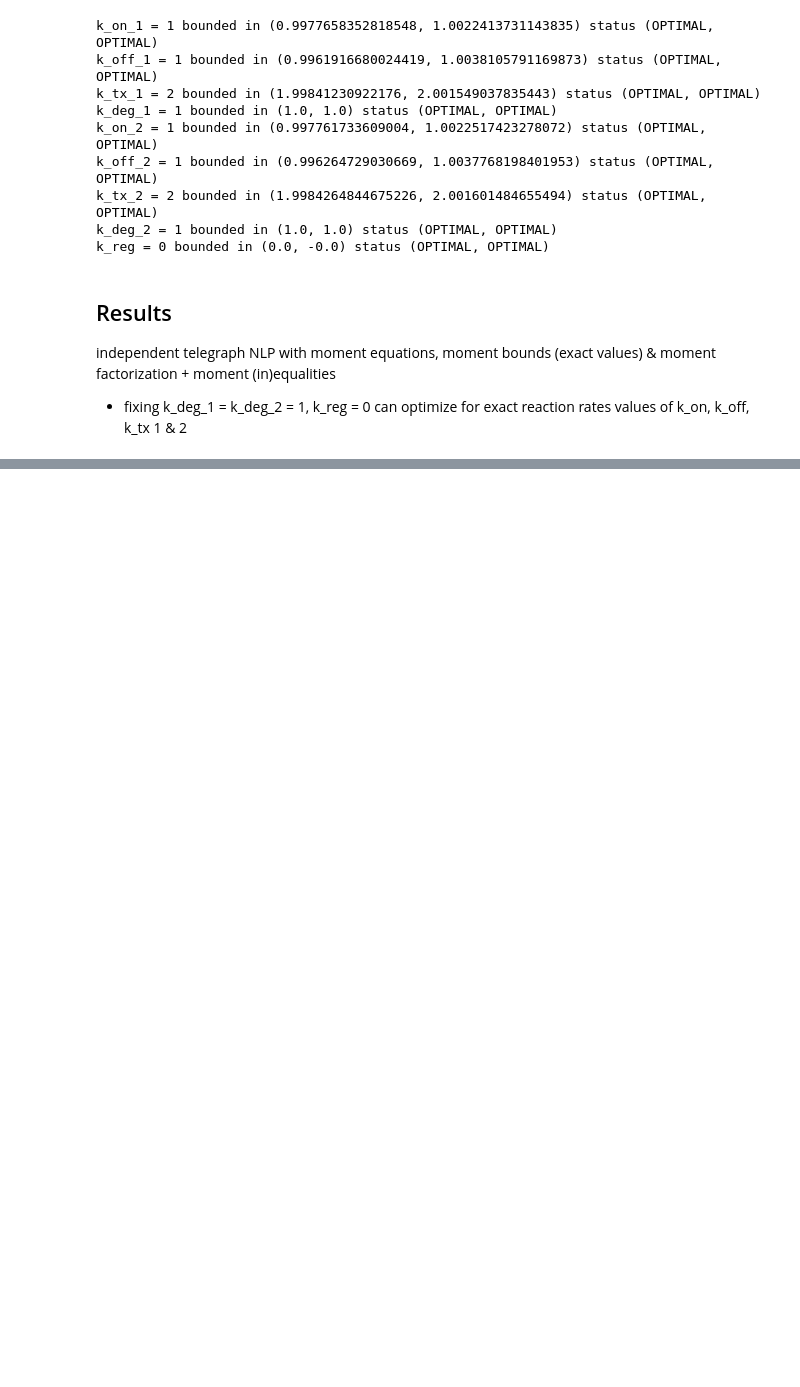
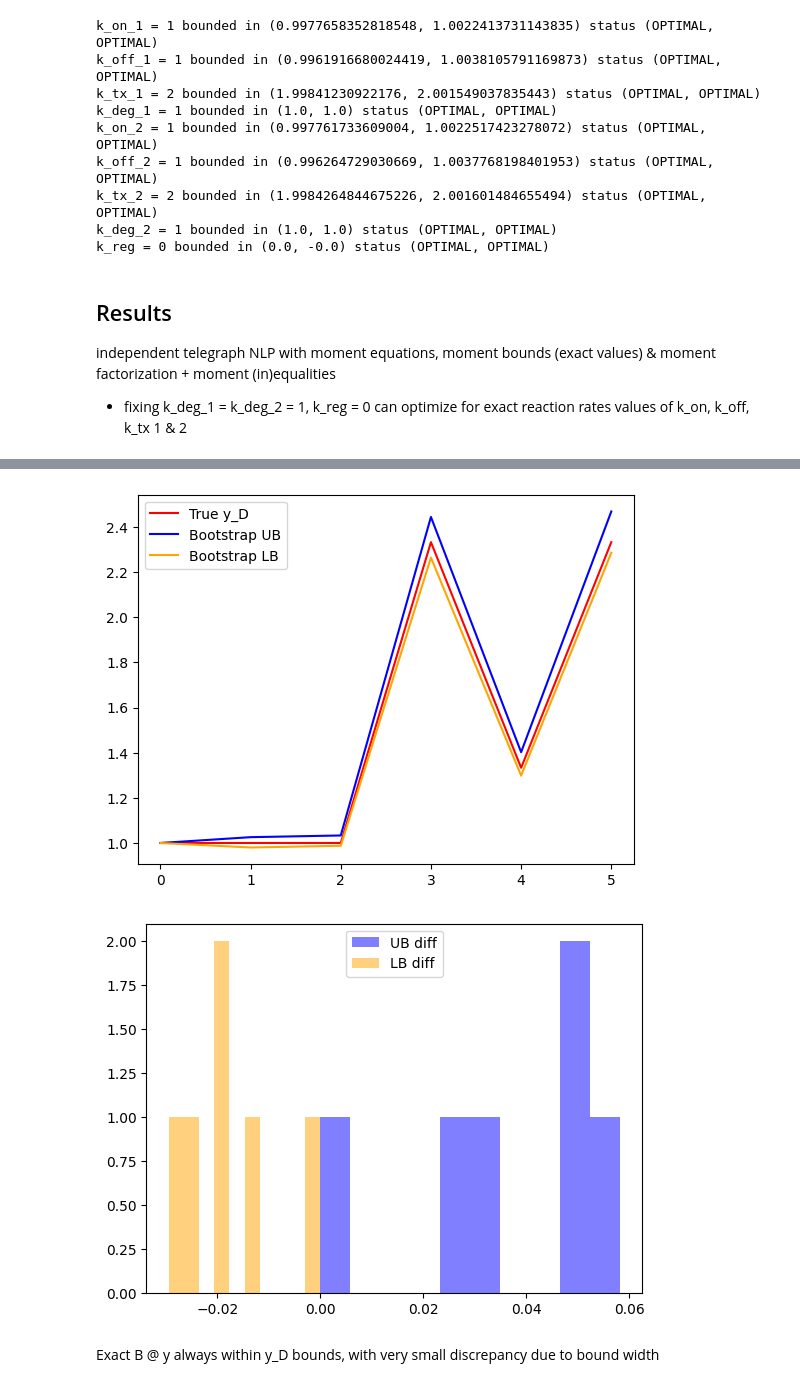
Before and after one commit to willjgh/M5R, a Jupyter notebook: Interaction/Moment-equations/Validation/exact-moments.ipynb, the cells around one changed output, grey strips where cells are left out. Drawn from its saved outputs; the diff is of its cells as text; code cells hidden in the pictures; blank space fills up the shorter version.

Commit message:
Validate NLP code for independent BD & TE, Moment matrices for indep BD, Capture scaling matrix for indep BD. Remains to validate TE moment matrices and SDP algorithm.

```diff
--- a/Interaction/Moment-equations/Validation/exact-moments.ipynb
+++ b/Interaction/Moment-equations/Validation/exact-moments.ipynb
@@ -1036,0 +943,60 @@ plt.colorbar(cmap='plasma')
+# %%
+# parameters
+params = {
+    'k_tx_1': 2,
+    'k_tx_2': 2,
+    'k_deg_1': 1,
+    'k_deg_2': 1,
+    'k_reg': 0
+}
+
+# settings
+S = 2
+U = []
+delta = 0.0
+d = 2
+a, b = 1, 1
+
+# exact original moments
+y = compute_poisson_moments(params, d, delta)
+
+# exact capture scaling matrix
+B = compute_B(a, b, S, U, d)
+
+# sample downsampled data (poisson counts, beta capture)
+n = 10000
+x1 = rng.poisson(params['k_tx_1'] / params['k_deg_1'], n)
+x2 = rng.poisson(params['k_tx_2'] / params['k_deg_2'], n)
+beta = rng.beta(a, b, n)
+x1_D = rng.binomial(x1, beta).tolist()
+x2_D = rng.binomial(x2, beta).tolist()
+x_D = list(zip(x1_D, x2_D))
+
+# estimate downsampled moment bounds
+N = 10000
+y_D_est = bootstrap(x_D, d, N)
+
+# exact downsampled moments
+y_scaled = B @ y[0, :]
+
+# plot bounds
+plt.plot(y_scaled, color="red", label="True y_D")
+plt.plot(y_D_est[1, :], color="blue", label="Bootstrap UB")
+plt.plot(y_D_est[0, :], color="orange", label="Bootstrap LB")
+plt.legend()
+plt.show()
+
+# discrepancy (relative error)
+diff_ub = (y_D_est[1, :] - y_scaled) / y_scaled
+diff_lb = (y_D_est[0, :] - y_scaled) / y_scaled
+
+# plot discrepancy
+plt.hist(diff_ub, alpha=0.5, color="blue", label="UB diff")
+plt.hist(diff_lb, alpha=0.5, color="orange", label="LB diff")
+plt.legend()
+plt.show()
+# %% [output]
+[figure, added]
+[figure, added]
+# %% [markdown]
+Exact B @ y always within y_D bounds, with very small discrepancy due to bound width
```
Also changed, not shown: parts of 14 cells of this notebook.
